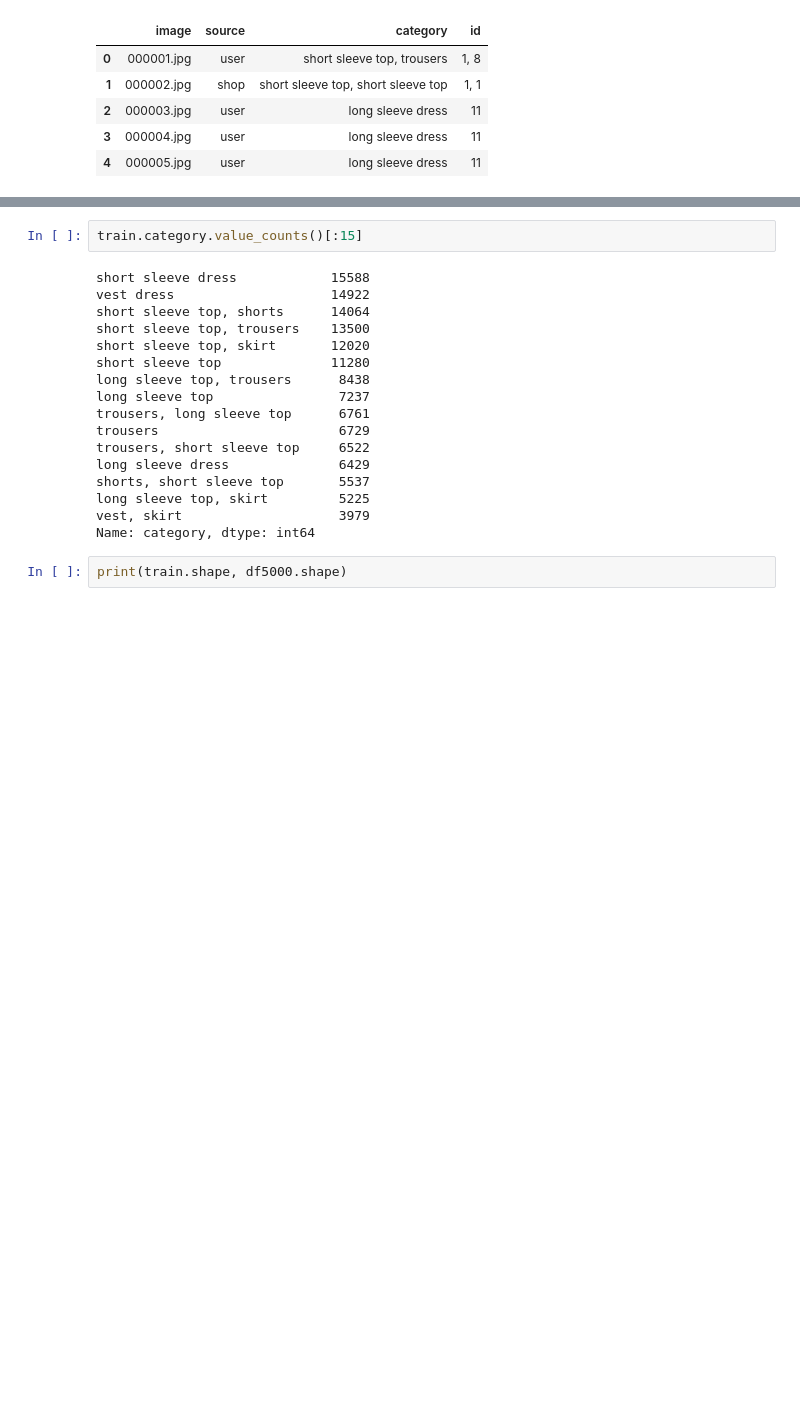
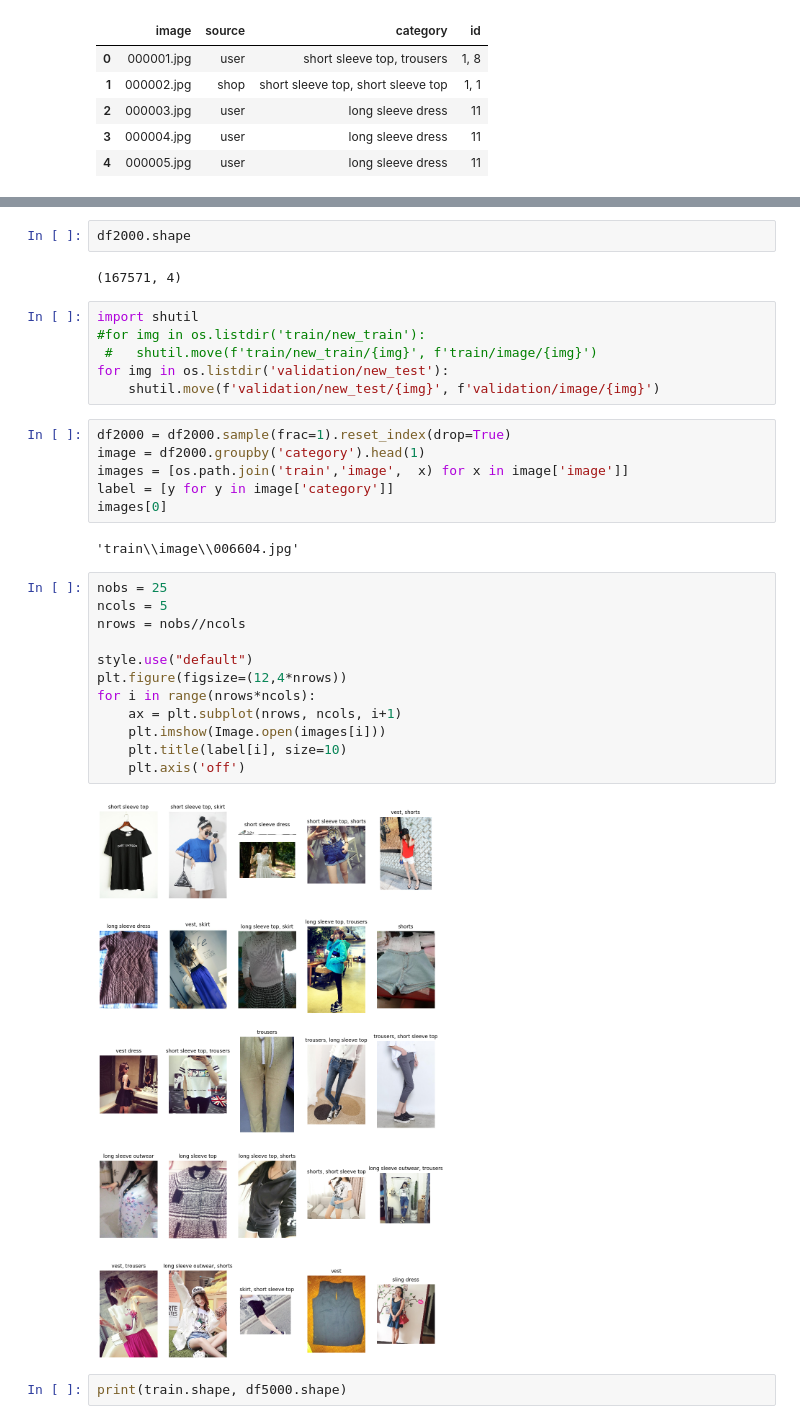
Before and after one commit to ejson03/DeepFashion2-Mobilenet, a Jupyter notebook: preprocessing/preprocessing.ipynb, the cells around one changed output, grey strips where cells are left out. Saved outputs shown, nothing was run; the diff lists cells and outputs as text; blank space fills up the shorter version.

```diff
--- a/preprocessing/preprocessing.ipynb
+++ b/preprocessing/preprocessing.ipynb
@@ -30,22 +33,35 @@ df5000.category.value_counts().plot(kind="bar")
-# %%
-train.category.value_counts()[:15]
-# %% [output]
-short sleeve dress            15588
-vest dress                    14922
-short sleeve top, shorts      14064
-short sleeve top, trousers    13500
-short sleeve top, skirt       12020
-short sleeve top              11280
-long sleeve top, trousers      8438
-long sleeve top                7237
-trousers, long sleeve top      6761
-trousers                       6729
-trousers, short sleeve top     6522
-long sleeve dress              6429
-shorts, short sleeve top       5537
-long sleeve top, skirt         5225
-vest, skirt                    3979
-Name: category, dtype: int64
+# %%
+df2000.shape
+# %% [output]
+(167571, 4)
+# %%
+import shutil
+#for img in os.listdir('train/new_train'):
+ #   shutil.move(f'train/new_train/{img}', f'train/image/{img}')
+for img in os.listdir('validation/new_test'):
+    shutil.move(f'validation/new_test/{img}', f'validation/image/{img}')
+# %%
+df2000 = df2000.sample(frac=1).reset_index(drop=True)
+image = df2000.groupby('category').head(1)
+images = [os.path.join('train','image',  x) for x in image['image']]
+label = [y for y in image['category']]
+images[0]
+# %% [output]
+'train\\image\\006604.jpg'
+# %%
+nobs = 25
+ncols = 5
+nrows = nobs//ncols
+
+style.use("default")
+plt.figure(figsize=(12,4*nrows))
+for i in range(nrows*ncols):
+    ax = plt.subplot(nrows, ncols, i+1)
+    plt.imshow(Image.open(images[i]))
+    plt.title(label[i], size=10)
+    plt.axis('off')
+# %% [output]
+[figure, added]
 # %%
 print(train.shape, df5000.shape)
 # %% [output]
```
Also changed, not shown: parts of 3 cells of this notebook, 6 other files.
